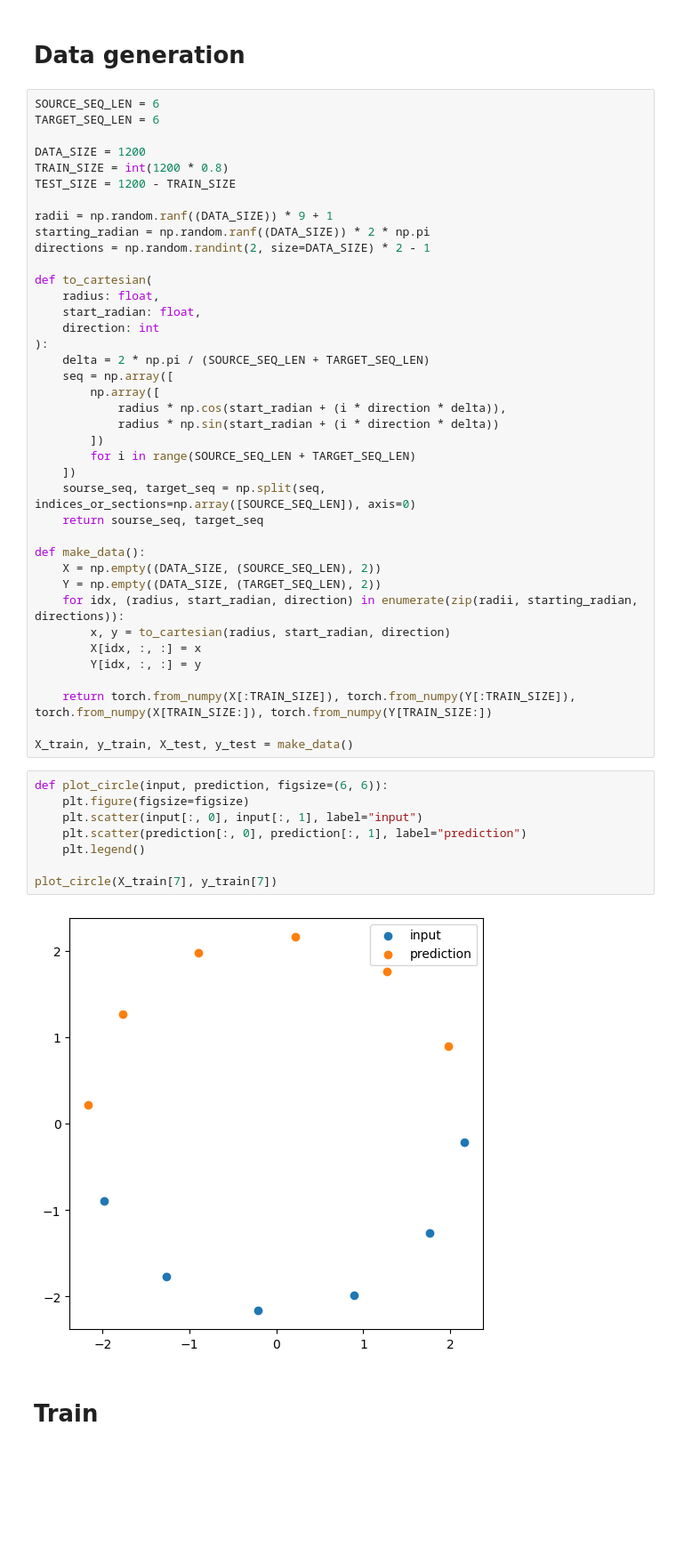
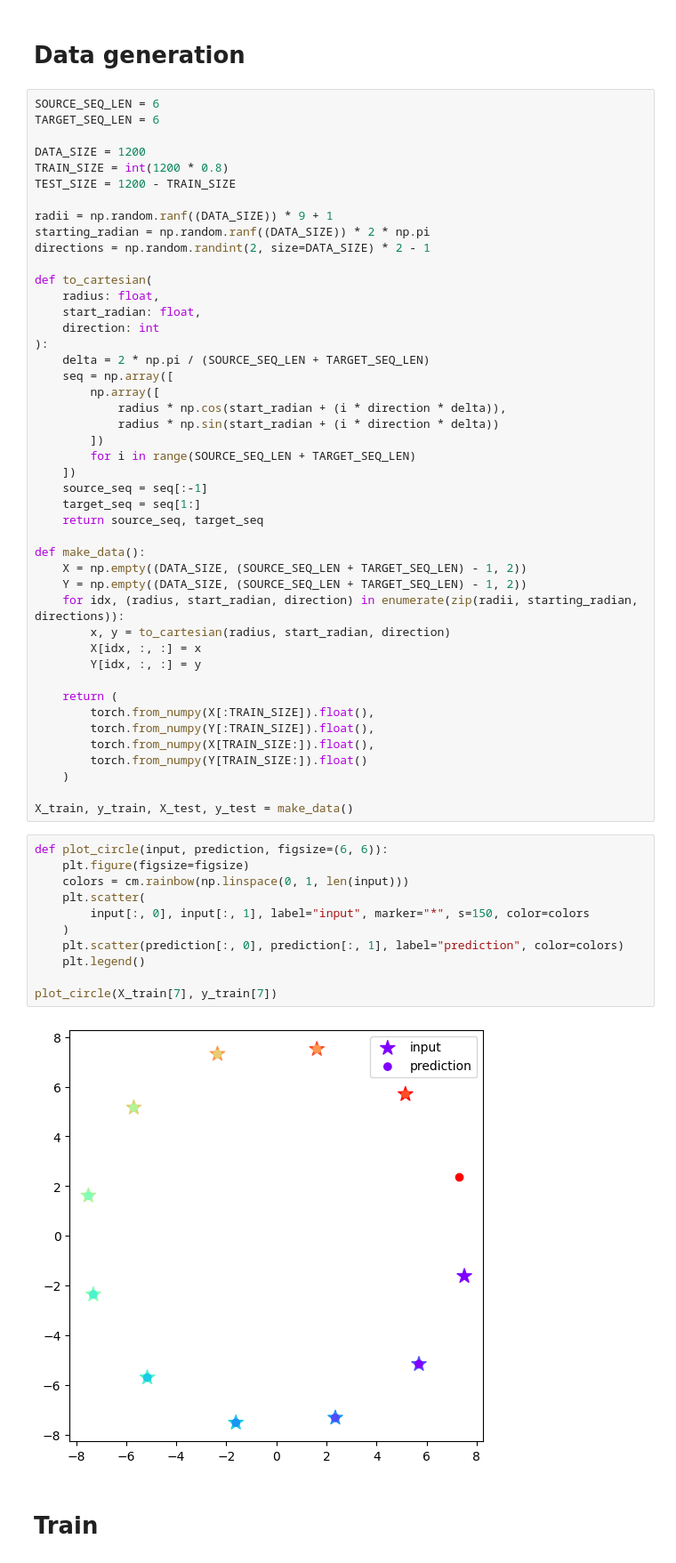
Before and after one commit to pyretttt/mosquitto, a Jupyter notebook: ml/transformers.ipynb, the cells around one changed output. Shown: that part at 89% size. Cells and saved outputs as stored; diff of their text form; blank space fills up the shorter version.

```diff
--- a/ml/transformers.ipynb
+++ b/ml/transformers.ipynb
@@ -32,30 +36,39 @@ def to_cartesian(
         ])
         for i in range(SOURCE_SEQ_LEN + TARGET_SEQ_LEN)
     ])
-    sourse_seq, target_seq = np.split(seq, indices_or_sections=np.array([SOURCE_SEQ_LEN]), axis=0)
-    return sourse_seq, target_seq
+    source_seq = seq[:-1]
+    target_seq = seq[1:]
+    return source_seq, target_seq
 
 def make_data():
-    X = np.empty((DATA_SIZE, (SOURCE_SEQ_LEN), 2))
-    Y = np.empty((DATA_SIZE, (TARGET_SEQ_LEN), 2))
+    X = np.empty((DATA_SIZE, (SOURCE_SEQ_LEN + TARGET_SEQ_LEN) - 1, 2))
+    Y = np.empty((DATA_SIZE, (SOURCE_SEQ_LEN + TARGET_SEQ_LEN) - 1, 2))
     for idx, (radius, start_radian, direction) in enumerate(zip(radii, starting_radian, directions)):
         x, y = to_cartesian(radius, start_radian, direction)
         X[idx, :, :] = x
         Y[idx, :, :] = y
 
-    return torch.from_numpy(X[:TRAIN_SIZE]), torch.from_numpy(Y[:TRAIN_SIZE]), torch.from_numpy(X[TRAIN_SIZE:]), torch.from_numpy(Y[TRAIN_SIZE:])
+    return (
+        torch.from_numpy(X[:TRAIN_SIZE]).float(),
+        torch.from_numpy(Y[:TRAIN_SIZE]).float(),
+        torch.from_numpy(X[TRAIN_SIZE:]).float(),
+        torch.from_numpy(Y[TRAIN_SIZE:]).float()
+    )
 
 X_train, y_train, X_test, y_test = make_data()
 # %%
 def plot_circle(input, prediction, figsize=(6, 6)):
     plt.figure(figsize=figsize)
-    plt.scatter(input[:, 0], input[:, 1], label="input")
-    plt.scatter(prediction[:, 0], prediction[:, 1], label="prediction")
+    colors = cm.rainbow(np.linspace(0, 1, len(input)))
+    plt.scatter(
+        input[:, 0], input[:, 1], label="input", marker="*", s=150, color=colors
+    )
+    plt.scatter(prediction[:, 0], prediction[:, 1], label="prediction", color=colors)
     plt.legend()
 
 plot_circle(X_train[7], y_train[7])
 # %% [output]
-[figure, old version]
+[figure, new version]
 # %% [markdown]
 # Train
 # %%
```
Also changed, not shown: parts of 5 cells of this notebook, 2 other files.
